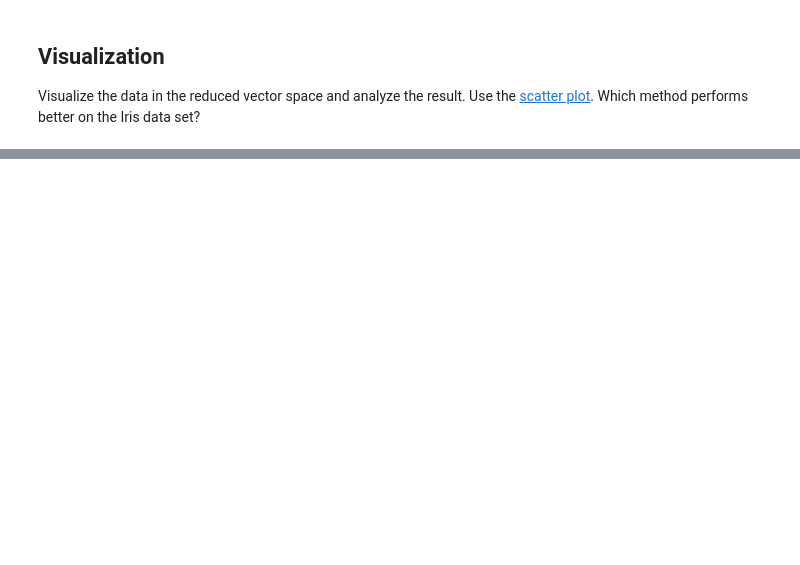
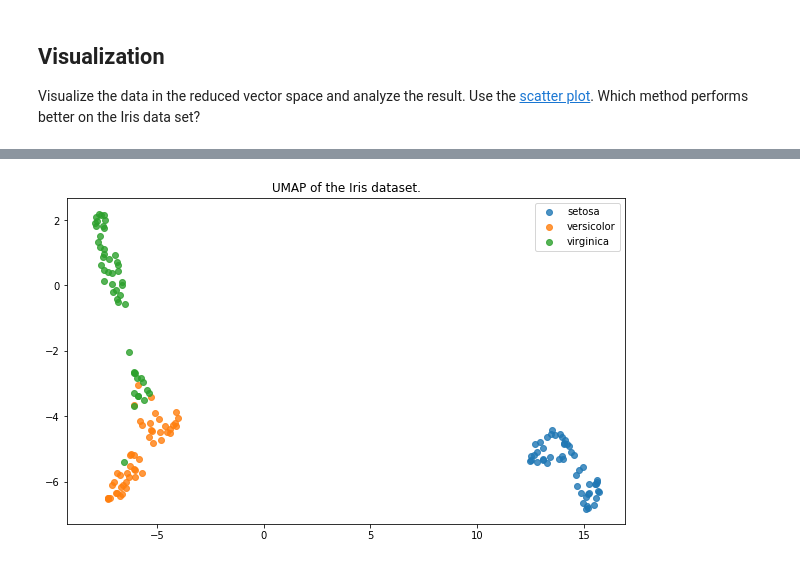
Before and after one commit to mlcollege/introduction-to-ml, a Jupyter notebook: src/06-Dim-reduction-solution.ipynb, the cells around one changed output, grey strips where cells are left out. Cells and saved outputs as stored; diff of their text form; code cells hidden in the pictures; blank space fills up the shorter version.

Commit message:
UMAP added

```diff
--- a/src/06-Dim-reduction-solution.ipynb
+++ b/src/06-Dim-reduction-solution.ipynb
@@ -27,12 +22,16 @@ Reduce the dimension using the following models:
 # %%
 from sklearn.decomposition import PCA
 from sklearn.manifold import TSNE
+from umap import UMAP
 
 pca = PCA(n_components=2)
 tsne = TSNE(n_components=2)
+umap = UMAP(n_components=2)
+
 
 X_pca = pca.fit(X).transform(X)
 X_tsne = tsne.fit_transform(X)
+X_umap = umap.fit_transform(X)
 # %% [markdown]
 ## Visualization
 
@@ -66,0 +66,13 @@ plt.show()
+# %%
+%matplotlib inline
+import matplotlib.pyplot as plt
+
+#plot the UMAP dimensions
+plt.figure(figsize=(10,6))
+for i, target_name in enumerate(iris.target_names):
+    plt.scatter(X_umap[y == i, 0], X_umap[y == i, 1], alpha=0.8,label=target_name)
+plt.legend(loc='best')
+plt.title('UMAP of the Iris dataset.')
+plt.show()
+# %% [output]
+[figure, added]
```
Also changed, not shown: parts of 4 cells of this notebook.
